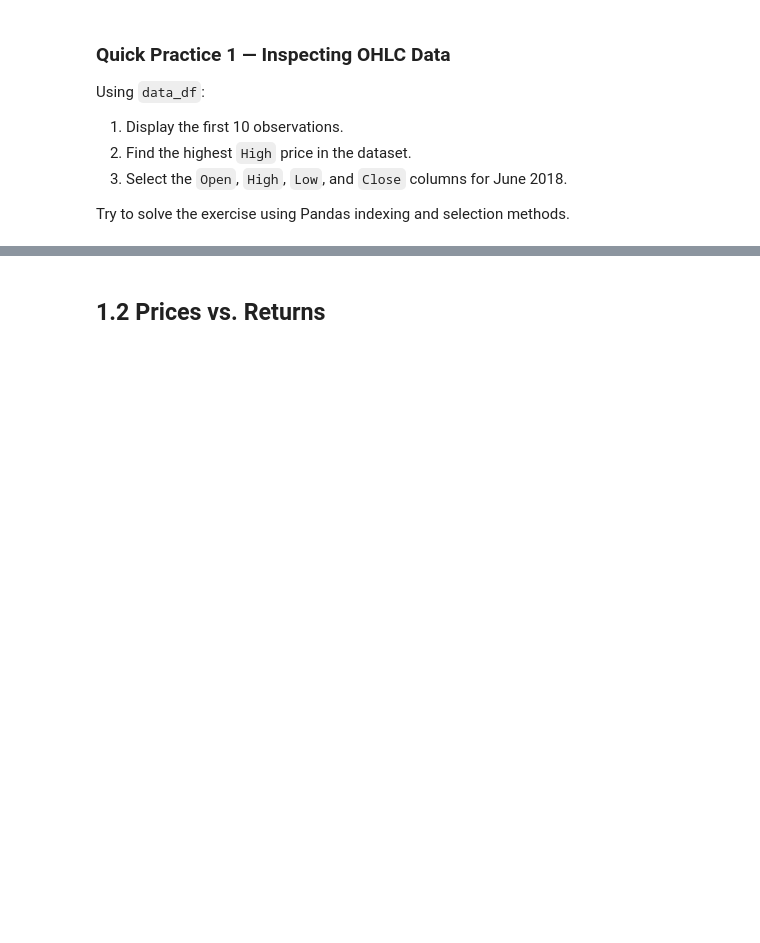
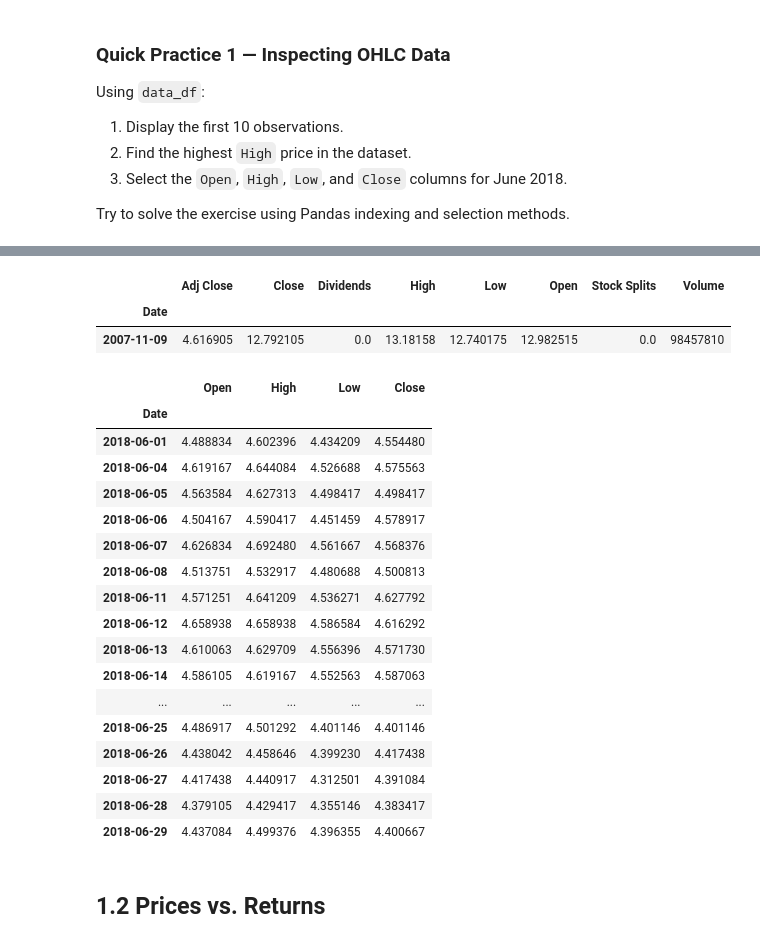
Before and after one commit to bynak06-cell/Finance-and-Technology, a Jupyter notebook: Tema_1_Activos_Intro/src/analisis-inicial-English.ipynb, the cells around one changed output, grey strips where cells are left out. Saved outputs shown, nothing was run; the diff lists cells and outputs as text; code cells hidden in the pictures; blank space fills up the shorter version.

```diff
--- a/Tema_1_Activos_Intro/src/analisis-inicial-English.ipynb
+++ b/Tema_1_Activos_Intro/src/analisis-inicial-English.ipynb
@@ -220,3 +229,32 @@ Try to solve the exercise using Pandas indexing and selection methods.
+# %%
+data_df.loc[[data_df["High"].idxmax()]] # fila con el high mas alto
+# %% [output]
+|  | Adj Close | Close | Dividends | High | Low | Open | Stock Splits | Volume |
+| Date |  |  |  |  |  |  |  |  |
+| 2007-11-09 | 4.616905 | 12.792105 | 0.0 | 13.18158 | 12.740175 | 12.982515 | 0.0 | 98457810 |
+# %%
+june_2018 = data_df.loc["2018-06"][["Open","High","Low","Close"]] # seleccionamos las columnas que nos dien y ademas solo para junio del 2018
+# %%
+june_2018
+# %% [output]
+|  | Open | High | Low | Close |
+| Date |  |  |  |  |
+| 2018-06-01 | 4.488834 | 4.602396 | 4.434209 | 4.554480 |
+| 2018-06-04 | 4.619167 | 4.644084 | 4.526688 | 4.575563 |
+| 2018-06-05 | 4.563584 | 4.627313 | 4.498417 | 4.498417 |
+| 2018-06-06 | 4.504167 | 4.590417 | 4.451459 | 4.578917 |
+| 2018-06-07 | 4.626834 | 4.692480 | 4.561667 | 4.568376 |
+| 2018-06-08 | 4.513751 | 4.532917 | 4.480688 | 4.500813 |
+| 2018-06-11 | 4.571251 | 4.641209 | 4.536271 | 4.627792 |
+| 2018-06-12 | 4.658938 | 4.658938 | 4.586584 | 4.616292 |
+| 2018-06-13 | 4.610063 | 4.629709 | 4.556396 | 4.571730 |
+| 2018-06-14 | 4.586105 | 4.619167 | 4.552563 | 4.587063 |
+| ... | ... | ... | ... | ... |
+| 2018-06-25 | 4.486917 | 4.501292 | 4.401146 | 4.401146 |
+| 2018-06-26 | 4.438042 | 4.458646 | 4.399230 | 4.417438 |
+| 2018-06-27 | 4.417438 | 4.440917 | 4.312501 | 4.391084 |
+| 2018-06-28 | 4.379105 | 4.429417 | 4.355146 | 4.383417 |
+| 2018-06-29 | 4.437084 | 4.499376 | 4.396355 | 4.400667 |
 # %% [markdown]
 ## 1.2 Prices vs. Returns
 # %% [markdown]
```
Also changed, not shown: parts of 11 cells of this notebook.
